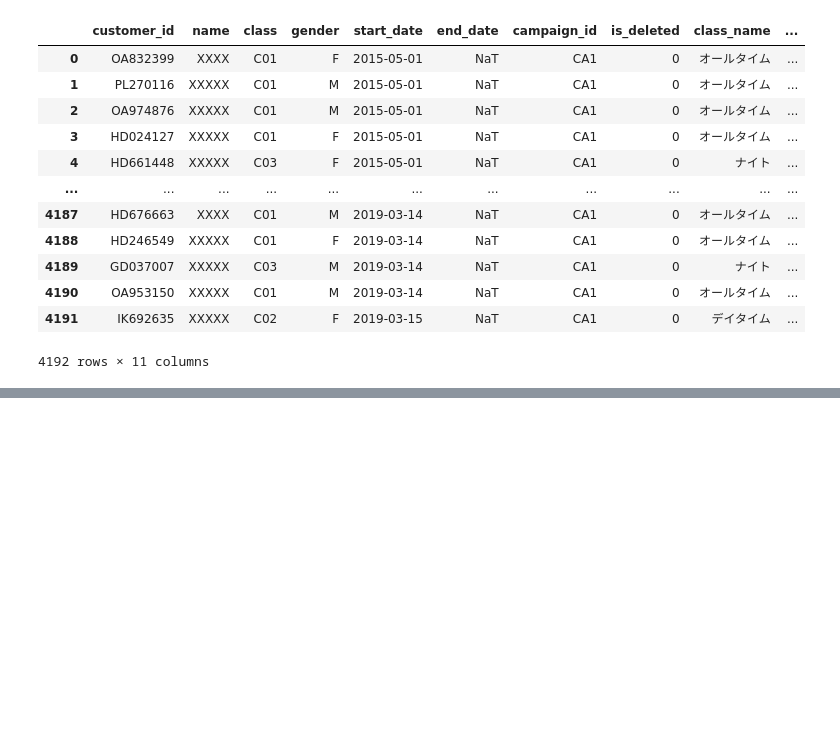
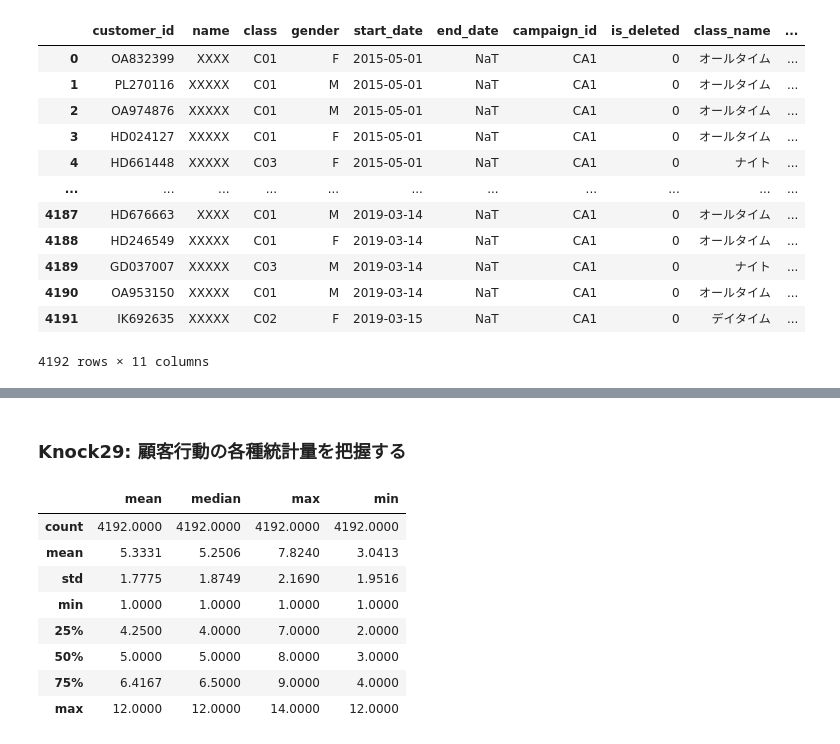
Before and after one commit to ginmaruGH/python-practical-data-analysis-100knocks, a Jupyter notebook: ch03/ch03.ipynb, the cells around one changed output, grey strips where cells are left out. Cells and saved outputs as stored; diff of their text form; code cells hidden in the pictures; blank space fills up the shorter version.

```diff
--- a/ch03/ch03.ipynb
+++ b/ch03/ch03.ipynb
@@ -477,0 +522,18 @@ dtype: int64
+# %% [markdown]
+### Knock29: 顧客行動の各種統計量を把握する
+# %%
+# 「"mean", "median", "max", "min"」各列の統計量の計算
+# 行にある「mean」は、
+# 顧客の月内平均利用回数の平均
+
+customer_join[["mean", "median", "max", "min"]].describe()
+# %% [output]
+|  | mean | median | max | min |
+| count | 4192.0000 | 4192.0000 | 4192.0000 | 4192.0000 |
+| mean | 5.3331 | 5.2506 | 7.8240 | 3.0413 |
+| std | 1.7775 | 1.8749 | 2.1690 | 1.9516 |
+| min | 1.0000 | 1.0000 | 1.0000 | 1.0000 |
+| 25% | 4.2500 | 4.0000 | 7.0000 | 2.0000 |
+| 50% | 5.0000 | 5.0000 | 8.0000 | 3.0000 |
+| 75% | 6.4167 | 6.5000 | 9.0000 | 4.0000 |
+| max | 12.0000 | 12.0000 | 14.0000 | 12.0000 |
```
Also changed, not shown: parts of 10 cells of this notebook, 2 other files.
